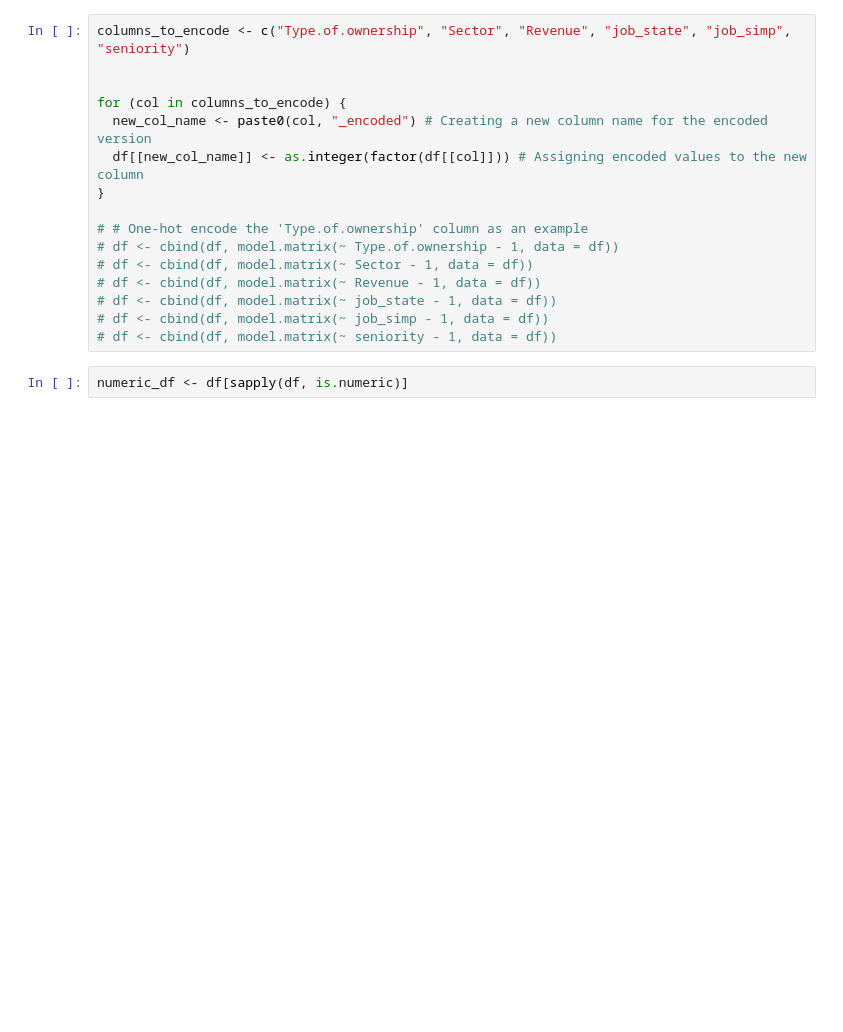
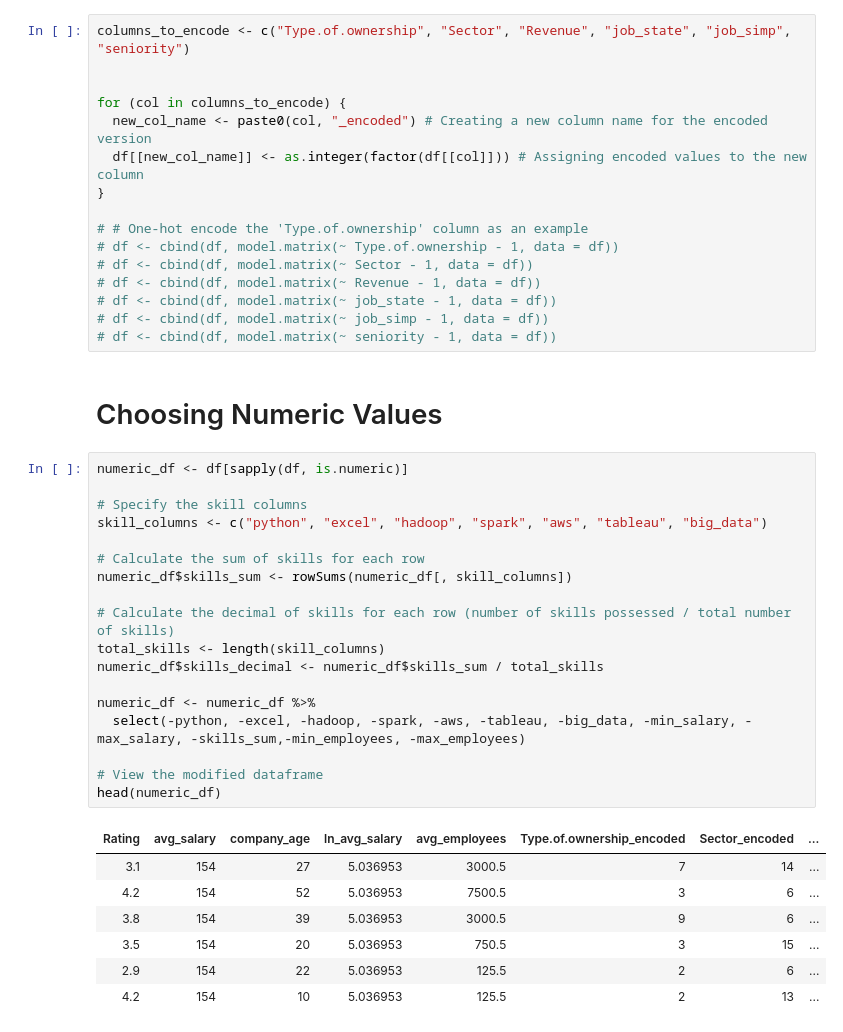
Before and after one commit to ngyh6726/MH3511_R_Project, a Jupyter notebook: Ng Analysis.ipynb, the cells around one changed output. Cells and saved outputs as stored; diff of their text form; blank space fills up the shorter version.

```diff
--- a/Ng Analysis.ipynb
+++ b/Ng Analysis.ipynb
@@ -158,5 +158,31 @@ for (col in columns_to_encode) {
 # df <- cbind(df, model.matrix(~ job_state - 1, data = df))
 # df <- cbind(df, model.matrix(~ job_simp - 1, data = df))
 # df <- cbind(df, model.matrix(~ seniority - 1, data = df))
+# %% [markdown]
+# Choosing Numeric Values
 # %%
 numeric_df <- df[sapply(df, is.numeric)]
+
+# Specify the skill columns
+skill_columns <- c("python", "excel", "hadoop", "spark", "aws", "tableau", "big_data")
+
+# Calculate the sum of skills for each row
+numeric_df$skills_sum <- rowSums(numeric_df[, skill_columns])
+
+# Calculate the decimal of skills for each row (number of skills possessed / total number of skills)
+total_skills <- length(skill_columns)
+numeric_df$skills_decimal <- numeric_df$skills_sum / total_skills
+
+numeric_df <- numeric_df %>%
+  select(-python, -excel, -hadoop, -spark, -aws, -tableau, -big_data, -min_salary, -max_salary, -skills_sum,-min_employees, -max_employees)
+
+# View the modified dataframe
+head(numeric_df)
+# %% [output]
+| Rating | avg_salary | company_age | ln_avg_salary | avg_employees | Type.of.ownership_encoded | Sector_encoded | ... |
+| 3.1 | 154 | 27 | 5.036953 | 3000.5 | 7 | 14 | ... |
+| 4.2 | 154 | 52 | 5.036953 | 7500.5 | 3 | 6 | ... |
+| 3.8 | 154 | 39 | 5.036953 | 3000.5 | 9 | 6 | ... |
+| 3.5 | 154 | 20 | 5.036953 | 750.5 | 3 | 15 | ... |
+| 2.9 | 154 | 22 | 5.036953 | 125.5 | 2 | 6 | ... |
+| 4.2 | 154 | 10 | 5.036953 | 125.5 | 2 | 13 | ... |
```
Also changed, not shown: parts of 4 cells of this notebook.
